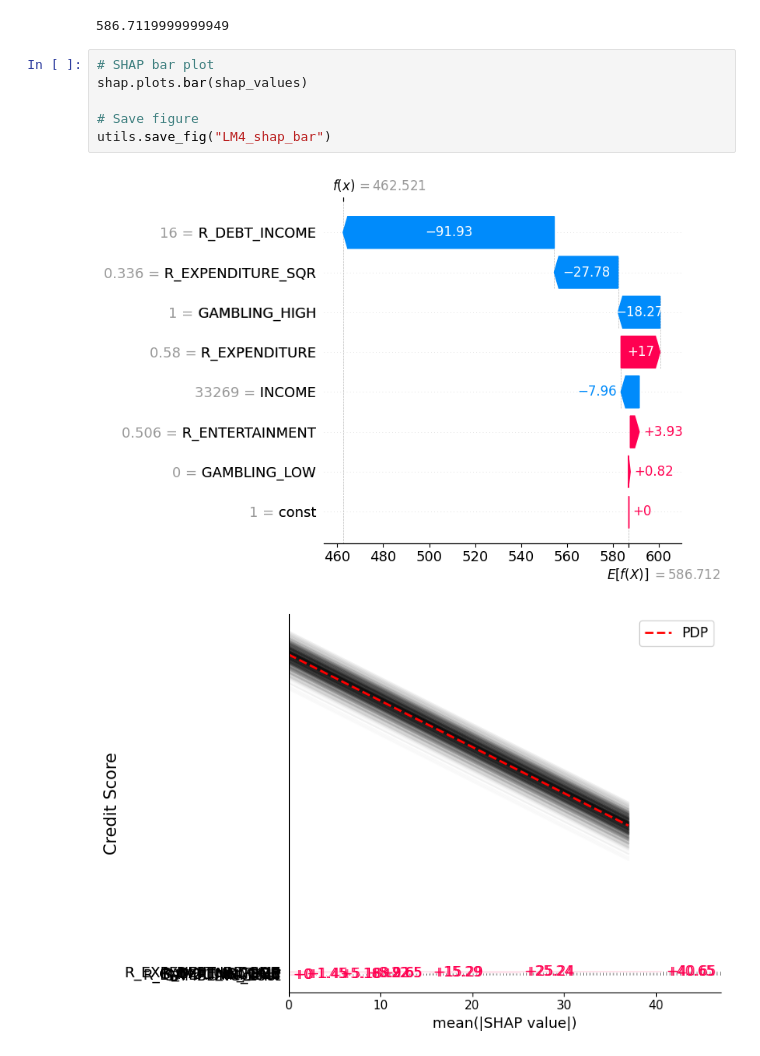
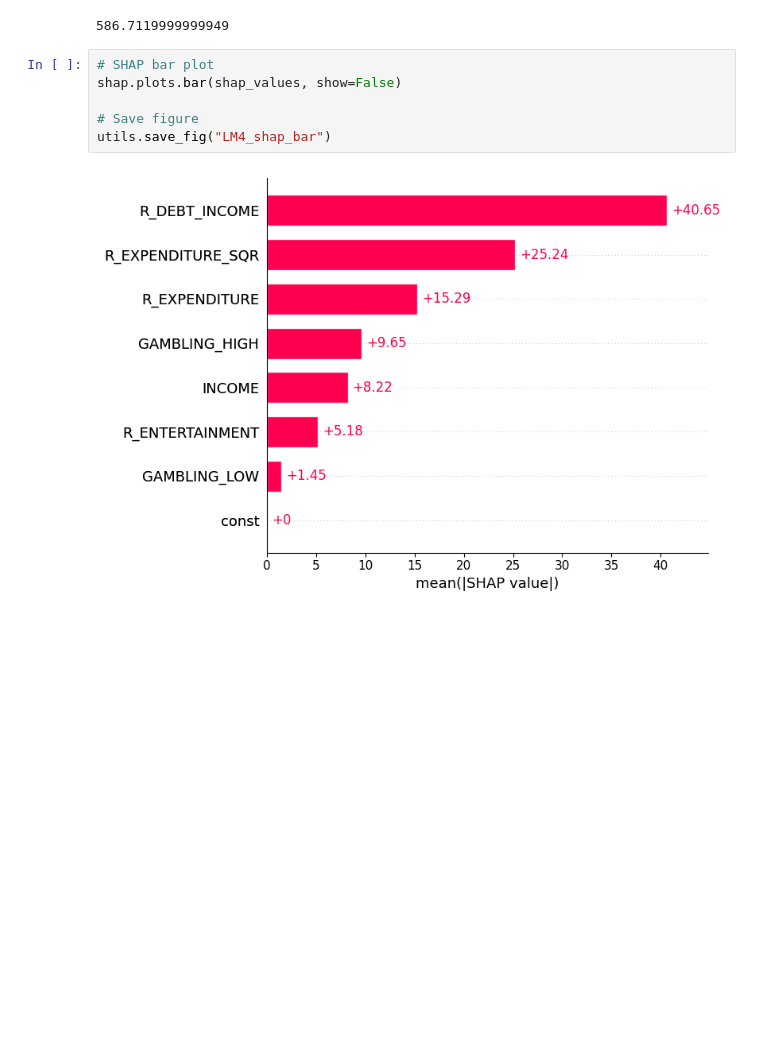
Before and after one commit to a-data-odyssey/XAI-tutorial, a Jupyter notebook: src/linear_models/linear_regression.ipynb, the cells around one changed output. Drawn from its saved outputs; the diff is of its cells as text; blank space fills up the shorter version.

```diff
--- a/src/linear_models/linear_regression.ipynb
+++ b/src/linear_models/linear_regression.ipynb
@@ -398,10 +562,9 @@ print(np.mean(preds))
 586.7119999999949
 # %%
 # SHAP bar plot
-shap.plots.bar(shap_values)
+shap.plots.bar(shap_values, show=False)
 
 # Save figure
 utils.save_fig("LM4_shap_bar")
 # %% [output]
-[figure, old version]
+[figure, new version]
-[figure, removed]
```
Also changed, not shown: parts of 19 cells of this notebook, 3 other files.
